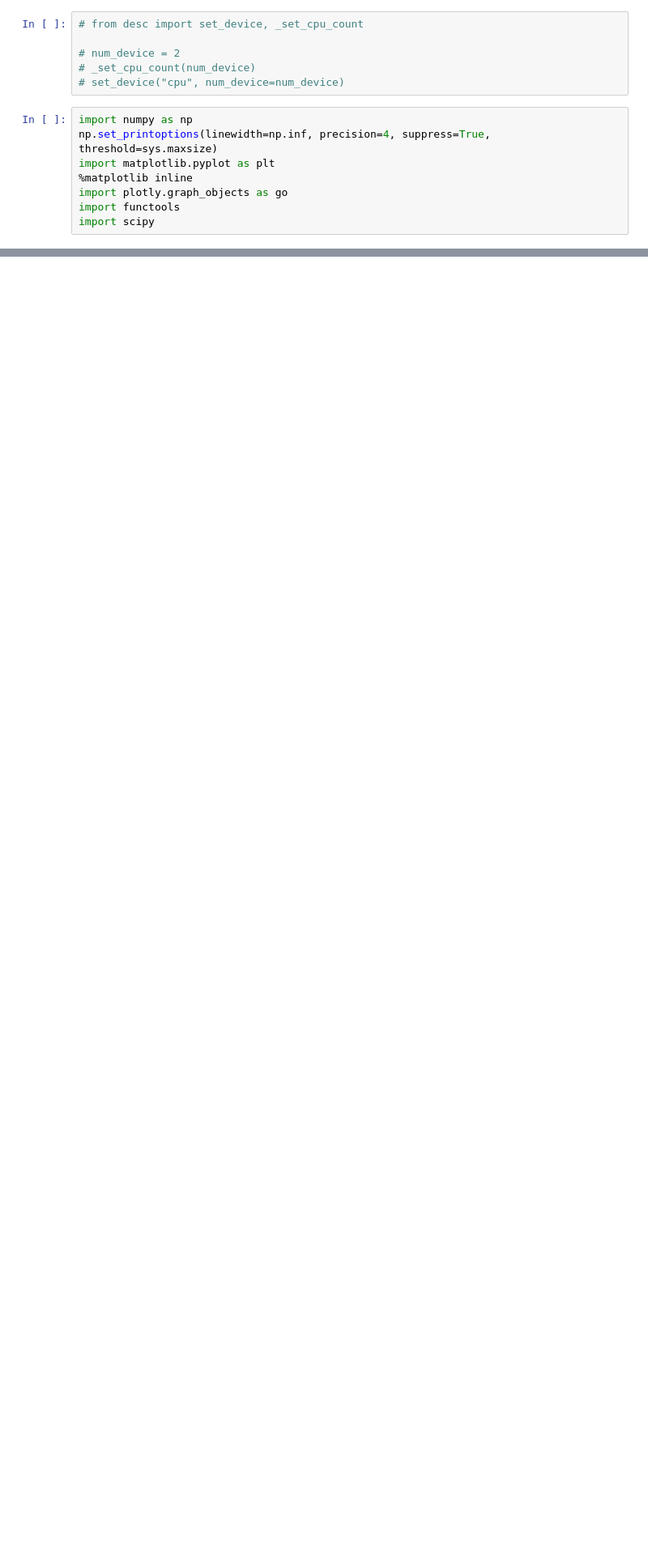
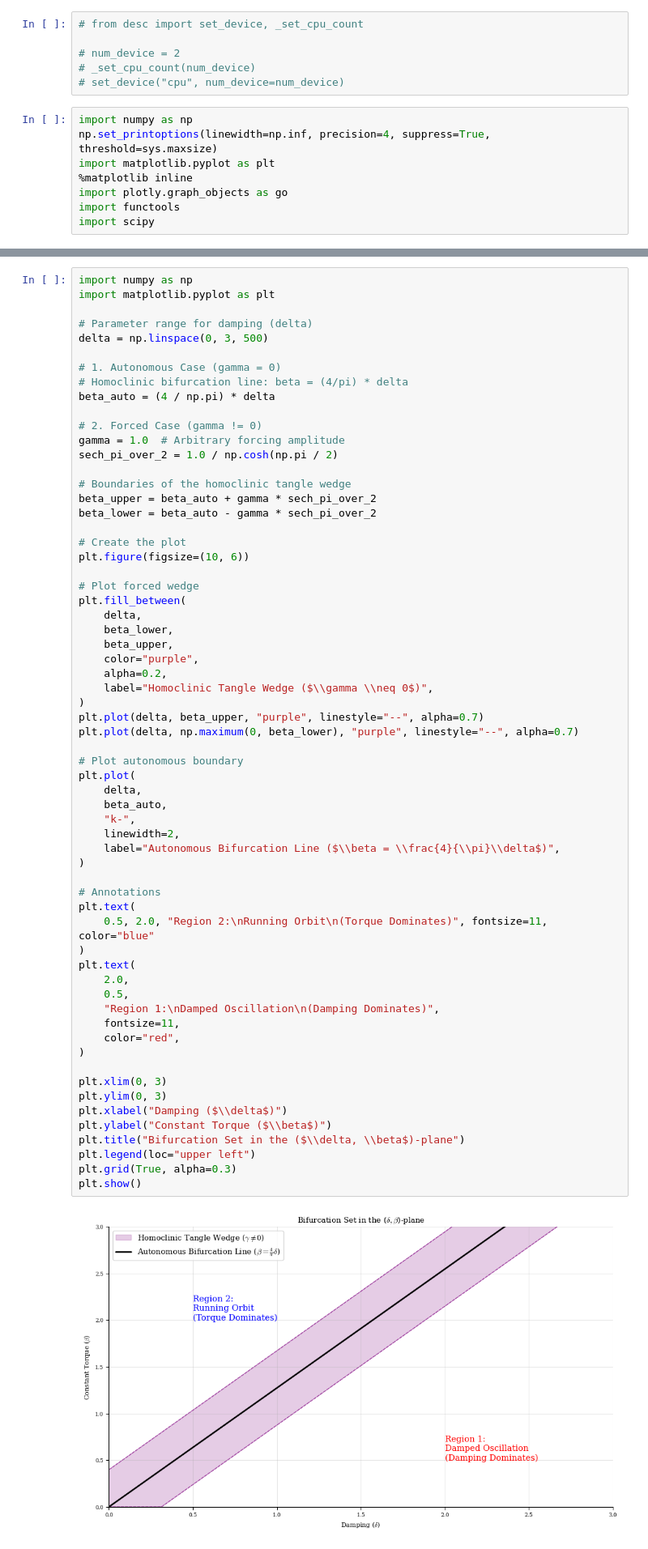
Before and after one commit to YigitElma/DEBUG-DESC, a Jupyter notebook: test-notebook.ipynb, the cells around one changed output, grey strips where cells are left out. Shown at 81% size. Cells and saved outputs as stored; diff of their text form; blank space fills up the shorter version.

```diff
--- a/test-notebook.ipynb
+++ b/test-notebook.ipynb
@@ -116,0 +154,65 @@ array([[ 8. , -9. ],
+# %%
+import numpy as np
+import matplotlib.pyplot as plt
+
+# Parameter range for damping (delta)
+delta = np.linspace(0, 3, 500)
+
+# 1. Autonomous Case (gamma = 0)
+# Homoclinic bifurcation line: beta = (4/pi) * delta
+beta_auto = (4 / np.pi) * delta
+
+# 2. Forced Case (gamma != 0)
+gamma = 1.0  # Arbitrary forcing amplitude
+sech_pi_over_2 = 1.0 / np.cosh(np.pi / 2)
+
+# Boundaries of the homoclinic tangle wedge
+beta_upper = beta_auto + gamma * sech_pi_over_2
+beta_lower = beta_auto - gamma * sech_pi_over_2
+
+# Create the plot
+plt.figure(figsize=(10, 6))
+
+# Plot forced wedge
+plt.fill_between(
+    delta,
+    beta_lower,
+    beta_upper,
+    color="purple",
+    alpha=0.2,
+    label="Homoclinic Tangle Wedge ($\\gamma \\neq 0$)",
+)
+plt.plot(delta, beta_upper, "purple", linestyle="--", alpha=0.7)
+plt.plot(delta, np.maximum(0, beta_lower), "purple", linestyle="--", alpha=0.7)
+
+# Plot autonomous boundary
+plt.plot(
+    delta,
+    beta_auto,
+    "k-",
+    linewidth=2,
+    label="Autonomous Bifurcation Line ($\\beta = \\frac{4}{\\pi}\\delta$)",
+)
+
+# Annotations
+plt.text(
+    0.5, 2.0, "Region 2:\nRunning Orbit\n(Torque Dominates)", fontsize=11, color="blue"
+)
+plt.text(
+    2.0,
+    0.5,
+    "Region 1:\nDamped Oscillation\n(Damping Dominates)",
+    fontsize=11,
+    color="red",
+)
+
+plt.xlim(0, 3)
+plt.ylim(0, 3)
+plt.xlabel("Damping ($\\delta$)")
+plt.ylabel("Constant Torque ($\\beta$)")
+plt.title("Bifurcation Set in the ($\\delta, \\beta$)-plane")
+plt.legend(loc="upper left")
+plt.grid(True, alpha=0.3)
+plt.show()
+# %% [output]
+[figure, added]
```
Also changed, not shown: parts of 6 cells of this notebook, 24 other files.
